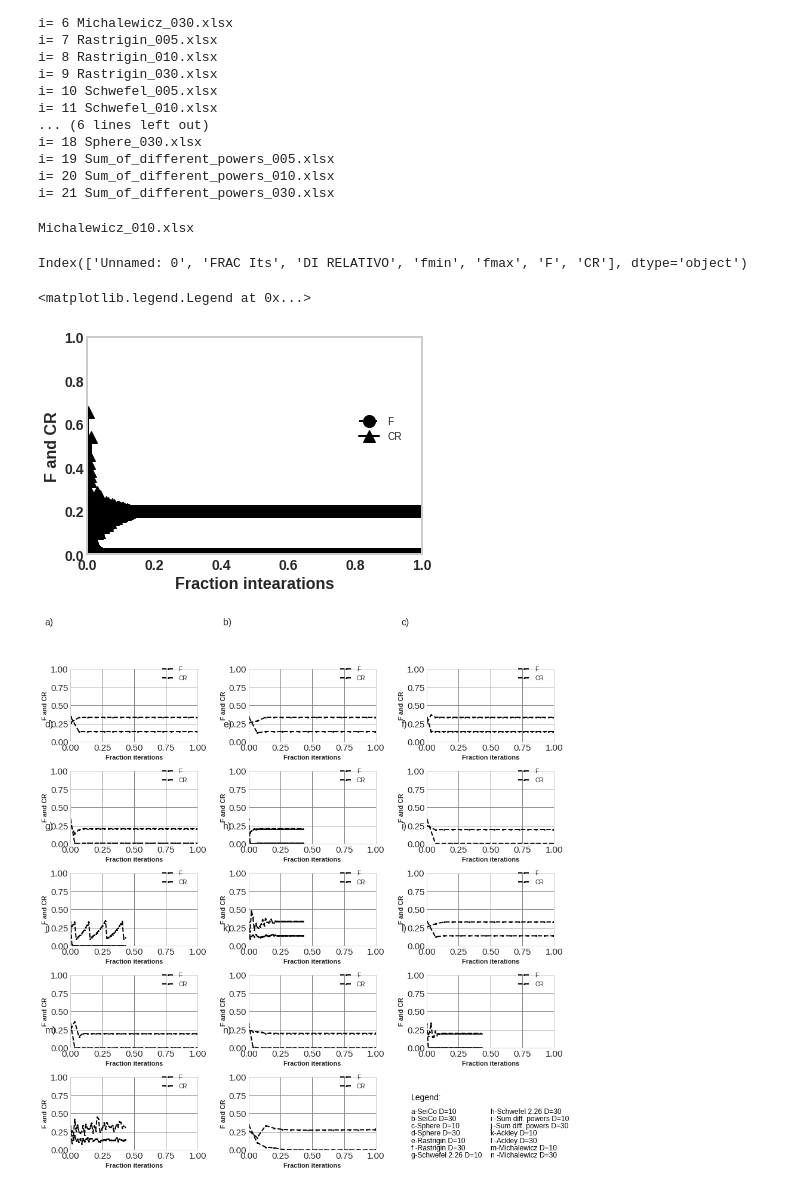
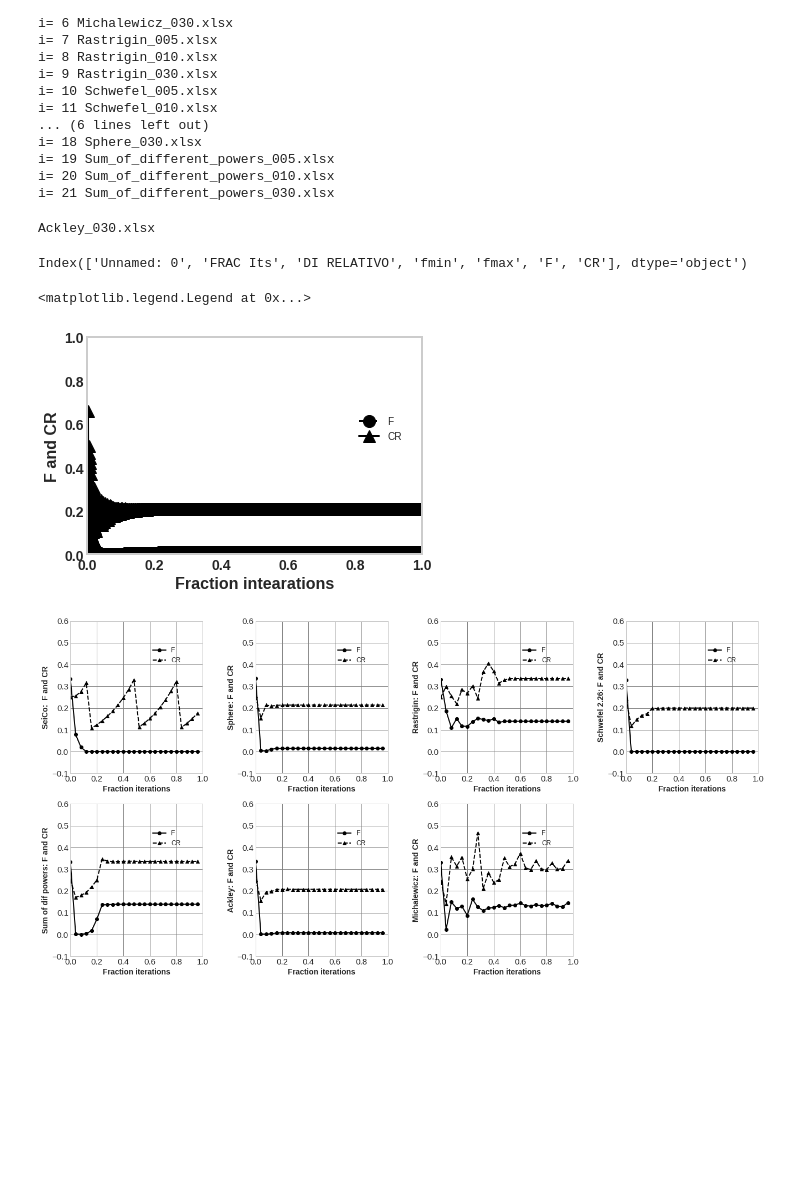
Before and after one commit to ucfilho/Raianars_paper_one_revisited, a Jupyter notebook: Figure_Equation_CR_F/Figure_new_testing_CR_F_adjustment_from_zip_jun_19_2021.ipynb, the cells around one changed output. Saved outputs shown, nothing was run; the diff lists cells and outputs as text; code cells hidden in the pictures; blank space fills up the shorter version.

```diff
--- a/Figure_Equation_CR_F/Figure_new_testing_CR_F_adjustment_from_zip_jun_19_2021.ipynb
+++ b/Figure_Equation_CR_F/Figure_new_testing_CR_F_adjustment_from_zip_jun_19_2021.ipynb
@@ -68,11 +69,19 @@ i= 18 Sphere_030.xlsx
 i= 19 Sum_of_different_powers_005.xlsx
 i= 20 Sum_of_different_powers_010.xlsx
 i= 21 Sum_of_different_powers_030.xlsx
+# %%
+Files = ['SeiCo_030.xlsx','Sphere_030.xlsx','Rastrigin_030.xlsx',
+         'Schwefel_030.xlsx','Sum_of_different_powers_030.xlsx',
+         'Ackley_030.xlsx','Michalewicz_030.xlsx']
+
+Labels_yy = ['SeiCo:  ','Sphere: ','Rastrigin: ',
+         'Schwefel 2.26: ','Sum of dif powers: ',
+         'Ackley: ','Michalewicz: ']
 # %%
-file_selected=labels[5] # just to test...
+file_selected=Files[5] # just to test...
 print(file_selected)
 # %% [output]
-Michalewicz_010.xlsx
+Ackley_030.xlsx
 # %%
 df=pd.read_excel(file_selected)
 # %%
@@ -117,7 +124,7 @@ ylabel('F and CR', fontsize=16, fontweight='bold')
 ax.legend( ('F', 'CR'), loc=[0.8,0.5])
 # %% [output]
 <matplotlib.legend.Legend at 0x...>
-[figure, old version]
+[figure, new version]
 # %%
 fields=[2,0, 4,10,7,11,9,12,13]
 # Rastrigin 10, Rosembrook 10, sum power 10, Rastringin 30, Rosembrock 30, sum power 30, Schwefel 30, Ackley 30, Michalewicz 30
@@ -144,59 +151,40 @@ Cols_name=['a-SeiCo D=10',' ','b-SeiCo D=30',' ',
           'k-Ackley D=10',' ','l -Ackley D=30',' ',
           'm-Michalewicz D=10',' ', 'n -Michalewicz D=30']
 # %%
-Num=14
+Num=7
 
 for i in range(Num):
-  plt.subplot(5,3,i+1)
-  file_selected=labels[Seq[i]]
+  plt.subplot(2,4,i+1)
+  file_selected=Files[i]
   df=pd.read_excel(file_selected)
   Y_CR=np.array(df['F'])
   Y_F=np.array(df['CR'])
-  X_frac =np.array(df['FRAC Its'])
+  Num_kk = len(Y_F)
   X_F = []
   Y_CR_new = []
   Y_F_new = []
   for kk, v in enumerate(Y_CR):
-    if(kk % 50 == 0):
+    if(kk % 80 == 0):
       Y_CR_new.append(Y_CR[kk])
       Y_F_new.append(Y_F[kk])
-      X_F.append(X_frac[kk])
+      X_F.append(kk/Num_kk)
 
   plt.xlim(0, 1.0)
-  plt.ylim(0, 1.0)
+  plt.ylim(-0.1, 0.6)
   plt.setp(ax1.spines.values(), linewidth=2.0)
-  plt.plot(X_F, Y_F_new, 'ko--', X_F, Y_CR_new, 'k^--', linewidth=2, markersize=2)
-  plt.legend( ('F', 'CR'), loc=[0.7,0.8], fontsize=10)
-  plt.text(-0.2,1.6,Legends[i],fontsize=16)
-  plt.xlabel('Fraction iterations', fontsize=11, fontweight='bold')
-  plt.ylabel('F and CR', fontsize=11, fontweight='bold')
+  plt.plot(X_F, Y_F_new, 'ko-', X_F, Y_CR_new, 'k^--', linewidth=2, markersize=6)
+  plt.legend( ('F', 'CR'), loc=[0.6,0.7], fontsize=12)
+  # plt.text(-0.2,1.6,Legends[i],fontsize=16)
+  plt.xlabel('Fraction iterations', fontsize=14, fontweight='bold')
+  label_yy = Labels_yy[i] + 'F and CR'
+  plt.ylabel(label_yy, fontsize=14, fontweight='bold')
   plt.grid(True, linewidth=1,color='gray')
   plt.tick_params(axis='both', which='major', labelsize=15)
 
-h=90
-dh=10
-hh=80
-yr = []; k = 0
-plt.subplot(5,3,Num+1)
-plt.plot()
-plt.ylim(0, hh)     # set the ylim to bottom, top
-plt.xlim(0, hh)     # set the ylim to bottom, top
-plt.axis('off')
-plt.text(-10,hh-25,'Legend:',fontsize=14, color = 'k')
-for i in range(27):
-  if i < 14:
-    xpos = -10
-    y=h-i*4-5*dh
-    yr.append(y)
-  else:
-    xpos = 40
-    y=yr[k]
-    k = k +1
-  dy =y -8
-  plt.text(xpos,y,Cols_name[i],fontsize=12, color = 'k')
-  #plt.text(xpos,y,' ',fontsize=12, color = 'k')
-  #plt.text(xpos,dy,'---',fontsize=30, color = 'k')
-#plt.subplots_adjust(bottom=0.1, right=4, top=4,hspace=0.4, wspace=0.4)
-plt.subplots_adjust(bottom=0.2, right=2, top=3,hspace=0.4, wspace=0.4)
+plt.subplots_adjust(bottom=0.9, right=3, top=3, hspace=0.2, wspace=0.4)
+
+plt.savefig('functions_CR_F.png', dpi=500,bbox_inches='tight')
+
+CR_F = 'functions_CR_F.png'
 # %% [output]
-[figure, old version]
+[figure, new version]
```
Also changed, not shown: parts of 6 cells of this notebook.
